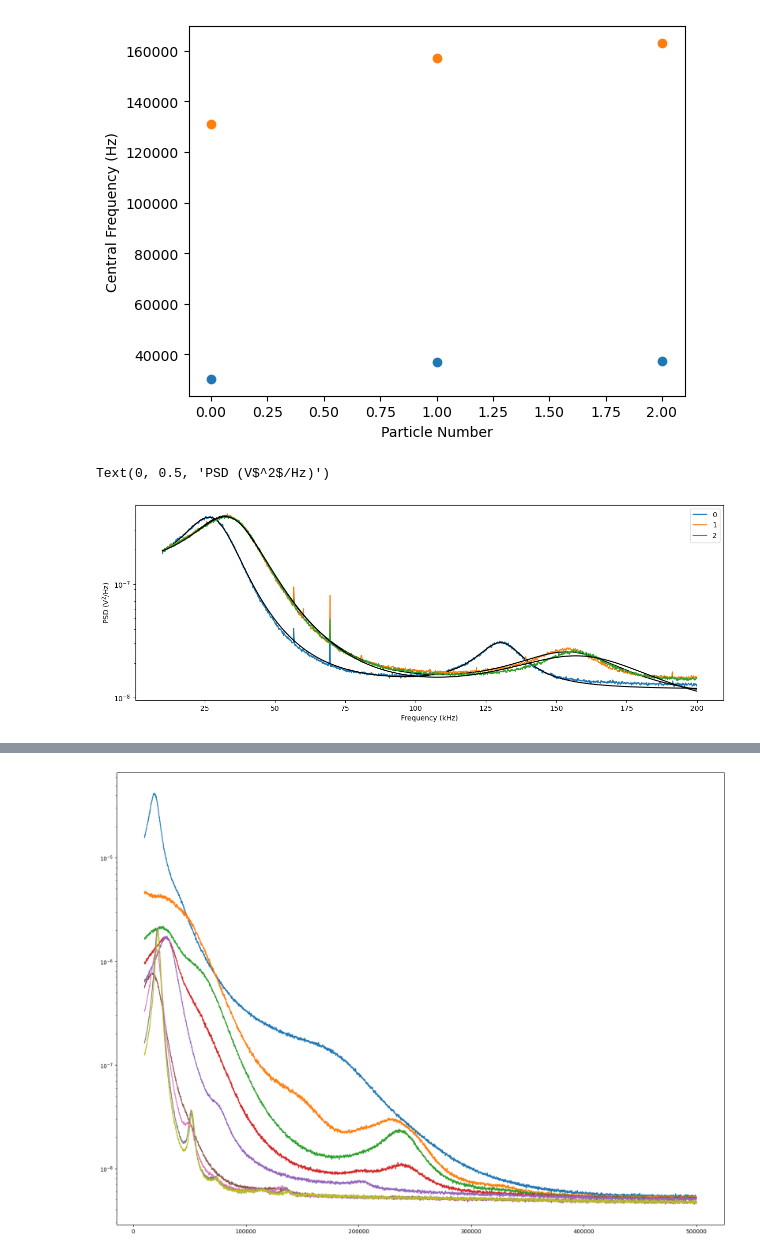
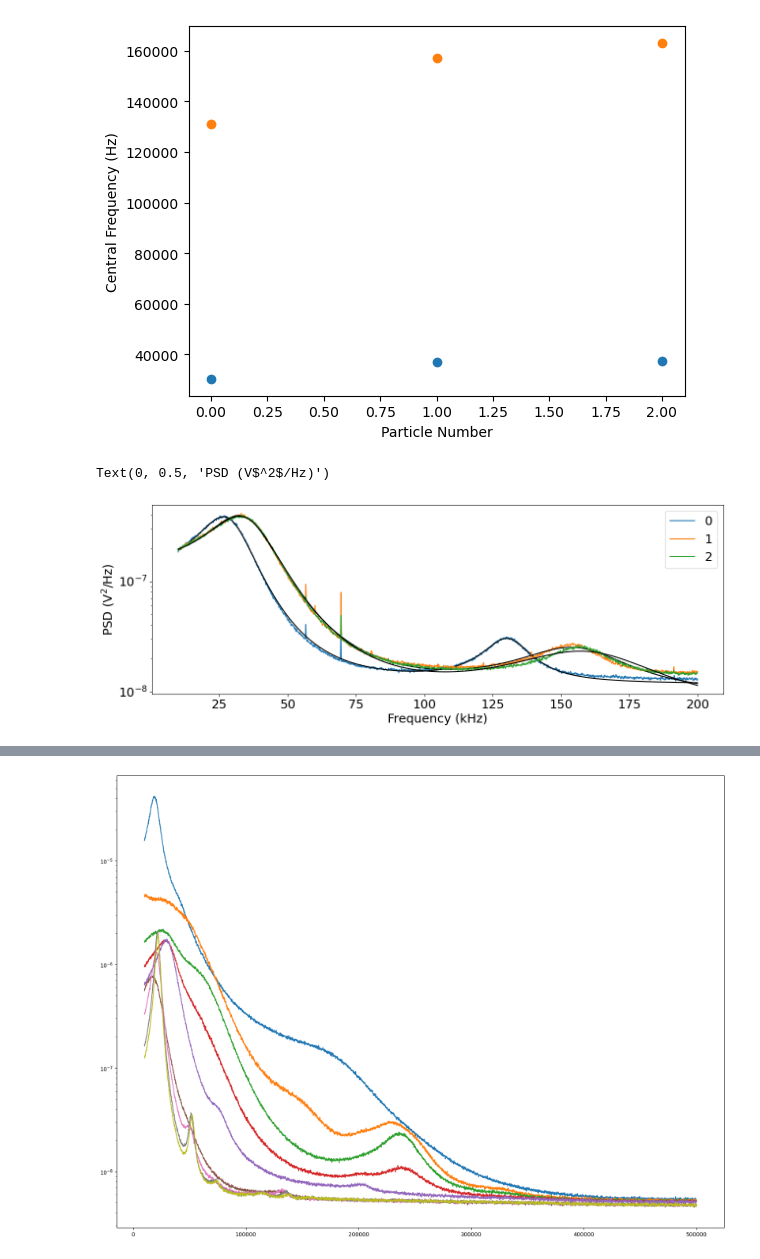
Before and after one commit to tompenny/SIMPLE_MASTQG_diamond, a Jupyter notebook: Particle frequencies.ipynb, the cells around one changed output, grey strips where cells are left out. Saved outputs shown, nothing was run; the diff lists cells and outputs as text; code cells hidden in the pictures.

```diff
--- a/Particle frequencies.ipynb
+++ b/Particle frequencies.ipynb
@@ -29,12 +29,12 @@ for file in files:
     ub = int(300000*nps_frac)
     if file == 13:
         fit, cov = opt.curve_fit(au.triple_Linewidth2, PSD[0][lb:ub], PSD[1][lb:ub], p0 = [10**11, 25000, 10000,  10*10**(10), 50000, 10000, 2*10**(10), 132000, 10000, 5.0*10**(-9)])
-        fitted = au.triple_Linewidth2(PSD_freq, *fit)
+        fitted = au.triple_Linewidth2(PSD[0], *fit)
     elif file == 25:
         lb = int(10000*nps_frac)
         ub = int(300000*nps_frac)
         fit, cov = opt.curve_fit(au.triple_Linewidth2, PSD[0][lb:ub], PSD[1][lb:ub], p0 = [10**11, 25000, 10000,  10*10**(10), 120000, 10000, 2*10**(10), 150000, 10000, 7.0*10**(-9)])
-        fitted = au.triple_Linewidth2(PSD_freq, *fit)
+        fitted = au.triple_Linewidth2(PSD[0], *fit)
     else:
         fit, cov = opt.curve_fit(au.double_Linewidth2, PSD[0][lb:ub], PSD[1][lb:ub], p0 = [10**11, 25000, 10000, 10**11, 170000, 10000, 5*10**(-9)])
         fitted = au.double_Linewidth2(PSD[0], *fit)
@@ -178,15 +178,16 @@ Text(0.5, 0, 'Particle Number')
 [figure]
 # %%
 plt.figure(figsize = (15, 5))
+plt.tick_params(axis='both', which='both', labelsize=18)
 lb = int(10000*nps_frac)
 ub = int(200000*nps_frac)
 for n, PSD in enumerate(PSDs3):
     plt.plot(PSD_freq3[lb:ub]/1000, PSD[lb:ub], label = str(n))
     plt.plot(PSD_freq3[lb:ub]/1000, fitted_l3[n][lb:ub], 'k')
 plt.yscale('log')
-plt.legend()
-plt.xlabel('Frequency (kHz)')
-plt.ylabel('PSD (V$^2$/Hz)')
+plt.legend(fontsize = 18)
+plt.xlabel('Frequency (kHz)', fontsize = 18)
+plt.ylabel('PSD (V$^2$/Hz)', fontsize = 18)
 # %% [output]
 Text(0, 0.5, 'PSD (V$^2$/Hz)')
-[figure, old version]
+[figure, new version]
```
Also changed, not shown: parts of 4 cells of this notebook.
